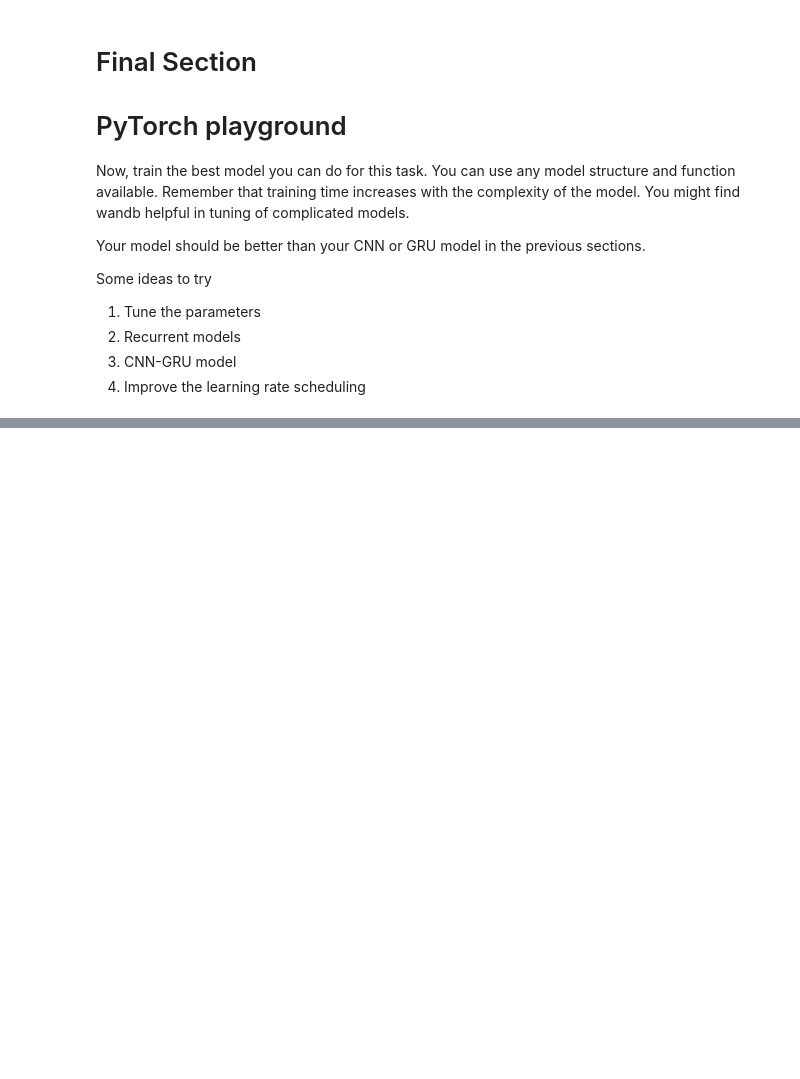
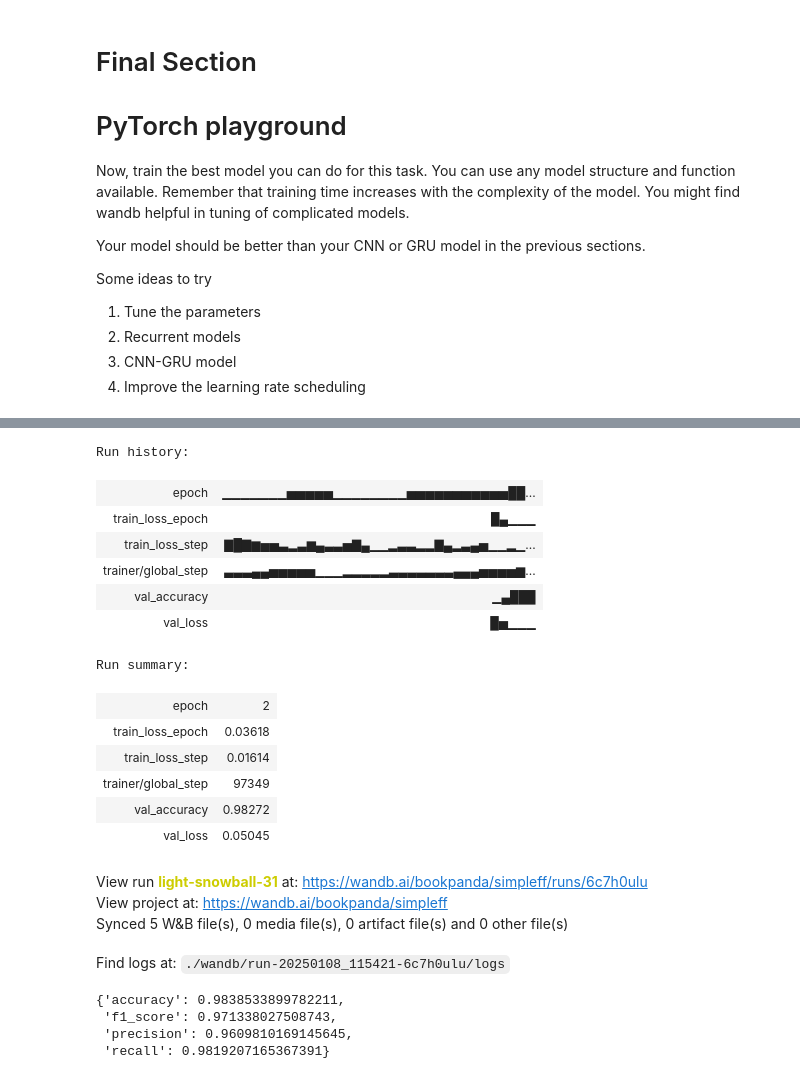
Before and after one commit to bookpanda/2110572-NLP-SYS, a Jupyter notebook: codes/L01_Intro&Tokenization/HW1_2_Neural_Network_Tokenization_to_Student_2024.ipynb, the cells around one changed output, grey strips where cells are left out. Cells and saved outputs as stored; diff of their text form; code cells hidden in the pictures; blank space fills up the shorter version.

```diff
--- a/codes/L01_Intro&Tokenization/HW1_2_Neural_Network_Tokenization_to_Student_2024.ipynb
+++ b/codes/L01_Intro&Tokenization/HW1_2_Neural_Network_Tokenization_to_Student_2024.ipynb
@@ -1174,0 +1281,10 @@ print(f"Best model is saved at {my_best_model_checkpoint.best_model_path}")
+# %%
+# 11 epochs, 'lr': 5e-4, dropout, double embed, 2 cnn+bn
+# val_accuracy	0.98272
+# val_loss	0.05045
+# {'accuracy': 0.9838533899782211,
+#  'f1_score': 0.971338027508743,
+#  'precision': 0.9609810169145645,
+#  'recall': 0.9819207165367391}
+wandb.finish()
+# %% [output]
@@ -1175,2 +1292,25 @@ print(f"Best model is saved at {my_best_model_checkpoint.best_model_path}")
+Run history:
+| epoch | ▁▁▁▁▁▁▁▅▅▅▅▅▁▁▁▁▁▁▁▁▅▅▅▅▅▅▅▅▅▅▅██... |
+| train_loss_epoch | █▄▁▁▁ |
+| train_loss_step | ▇█▇▆▅▅▃▂▃▆▄▃▃▅▇▄▁▁▂▃▃▂▂▇▄▂▃▄▅▁▁▂▁... |
+| trainer/global_step | ▃▃▃▄▄▅▅▅▅▅▁▁▁▂▂▂▂▂▃▃▃▃▃▃▃▄▄▄▅▅▅▅▆... |
+| val_accuracy | ▁▄███ |
+| val_loss | █▅▁▁▁ |
+Run summary:
+| epoch | 2 |
+| train_loss_epoch | 0.03618 |
+| train_loss_step | 0.01614 |
+| trainer/global_step | 97349 |
+| val_accuracy | 0.98272 |
+| val_loss | 0.05045 |
+View run light-snowball-31 at: https://wandb.ai/bookpanda/simpleff/runs/6c7h0ulu
+View project at: https://wandb.ai/bookpanda/simpleff
+Synced 5 W&B file(s), 0 media file(s), 0 artifact file(s) and 0 other file(s)
+Find logs at: ./wandb/run-20250108_115421-6c7h0ulu/logs
 # %%
-evaluate(test_loader, my_best_model)
+evaluate(test_loader, my_best_model.cuda())
+# %% [output]
+{'accuracy': 0.9838533899782211,
+ 'f1_score': 0.971338027508743,
+ 'precision': 0.9609810169145645,
+ 'recall': 0.9819207165367391}
```
Also changed, not shown: parts of 23 cells of this notebook.
